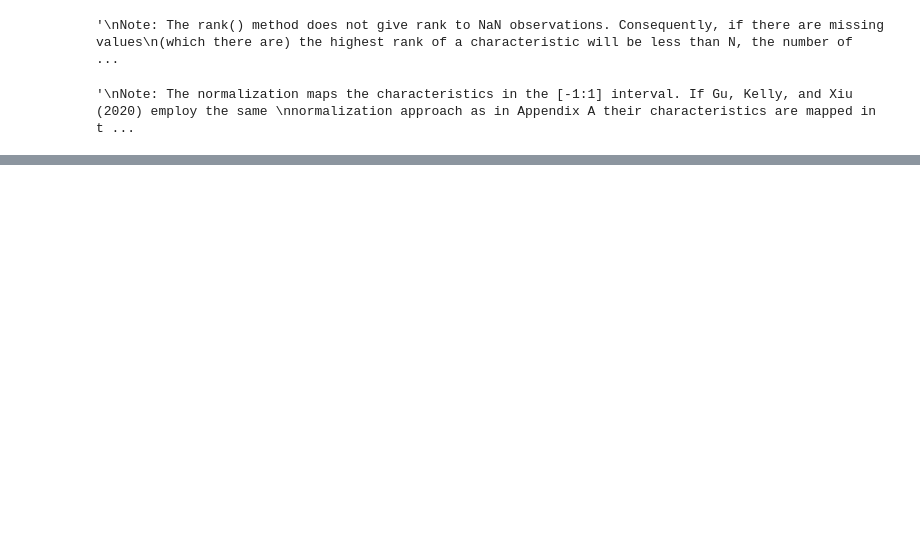
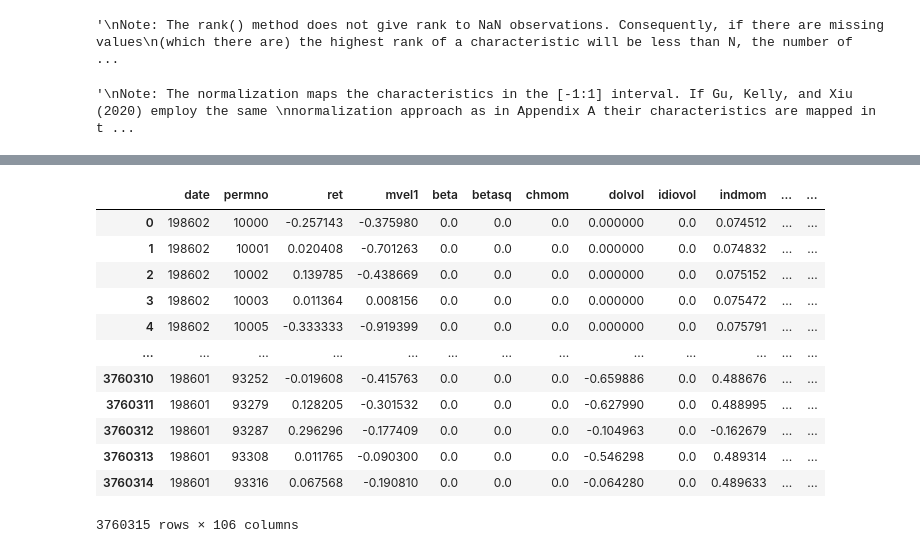
Before and after one commit to fikus44/Masters-Thesis, a Jupyter notebook: Data Processing .ipynb, the cells around one changed output, grey strips where cells are left out. Saved outputs shown, nothing was run; the diff lists cells and outputs as text; code cells hidden in the pictures; blank space fills up the shorter version.

```diff
--- a/Data Processing .ipynb
+++ b/Data Processing .ipynb
@@ -191,0 +179,10 @@ firm_data.to_csv(os.path.dirname(os.getcwd()) + '\\firm_data.csv', compression =
+# %%
+# Load normalized data set to skip data processing
+firm_data = pd.read_csv(os.path.dirname(os.getcwd()) + '\\firm_data.csv')
+# %%
+# Load monthly returns data from CRSP and process data
+returns = pd.read_csv(os.path.dirname(os.getcwd()) + '\\RET.txt')
+returns.columns = returns.columns.str.strip()
+returns.columns = returns.columns.str.lower()
+returns.rename(columns = {"col1":"date"}, inplace = True)
+returns = returns[["date", "permno", "ret"]]
@@ -191,0 +205,25 @@ firm_data.to_csv(os.path.dirname(os.getcwd()) + '\\firm_data.csv', compression =
+# %%
+# Merge firm characteristics with returns data
+data = returns.merge(firm_data, on = ["permno", "date"], how = "inner")
+
+# Remove dd of yymmdd so as to make it compatible with the date-format in the macroeconomic predictor data set
+data["date"] = data["date"].floordiv(100) # https://stackoverflow.com/questions/33034559/how-to-remove-last-the-two-digits-in-a-column-that-is-of-integer-type
+
+# Merge data with macroeconomic predictor set
+data = data.merge(macro_data, on = "date", how = "inner")
+# %%
+data
+# %% [output]
+|  | date | permno | ret | mvel1 | beta | betasq | chmom | dolvol | idiovol | indmom | ... | ... |
+| 0 | 198602 | 10000 | -0.257143 | -0.375980 | 0.0 | 0.0 | 0.0 | 0.000000 | 0.0 | 0.074512 | ... | ... |
+| 1 | 198602 | 10001 | 0.020408 | -0.701263 | 0.0 | 0.0 | 0.0 | 0.000000 | 0.0 | 0.074832 | ... | ... |
+| 2 | 198602 | 10002 | 0.139785 | -0.438669 | 0.0 | 0.0 | 0.0 | 0.000000 | 0.0 | 0.075152 | ... | ... |
+| 3 | 198602 | 10003 | 0.011364 | 0.008156 | 0.0 | 0.0 | 0.0 | 0.000000 | 0.0 | 0.075472 | ... | ... |
+| 4 | 198602 | 10005 | -0.333333 | -0.919399 | 0.0 | 0.0 | 0.0 | 0.000000 | 0.0 | 0.075791 | ... | ... |
+| ... | ... | ... | ... | ... | ... | ... | ... | ... | ... | ... | ... | ... |
+| 3760310 | 198601 | 93252 | -0.019608 | -0.415763 | 0.0 | 0.0 | 0.0 | -0.659886 | 0.0 | 0.488676 | ... | ... |
+| 3760311 | 198601 | 93279 | 0.128205 | -0.301532 | 0.0 | 0.0 | 0.0 | -0.627990 | 0.0 | 0.488995 | ... | ... |
+| 3760312 | 198601 | 93287 | 0.296296 | -0.177409 | 0.0 | 0.0 | 0.0 | -0.104963 | 0.0 | -0.162679 | ... | ... |
+| 3760313 | 198601 | 93308 | 0.011765 | -0.090300 | 0.0 | 0.0 | 0.0 | -0.546298 | 0.0 | 0.489314 | ... | ... |
+| 3760314 | 198601 | 93316 | 0.067568 | -0.190810 | 0.0 | 0.0 | 0.0 | -0.064280 | 0.0 | 0.489633 | ... | ... |
+3760315 rows × 106 columns
```
Also changed, not shown: parts of 13 cells of this notebook.
